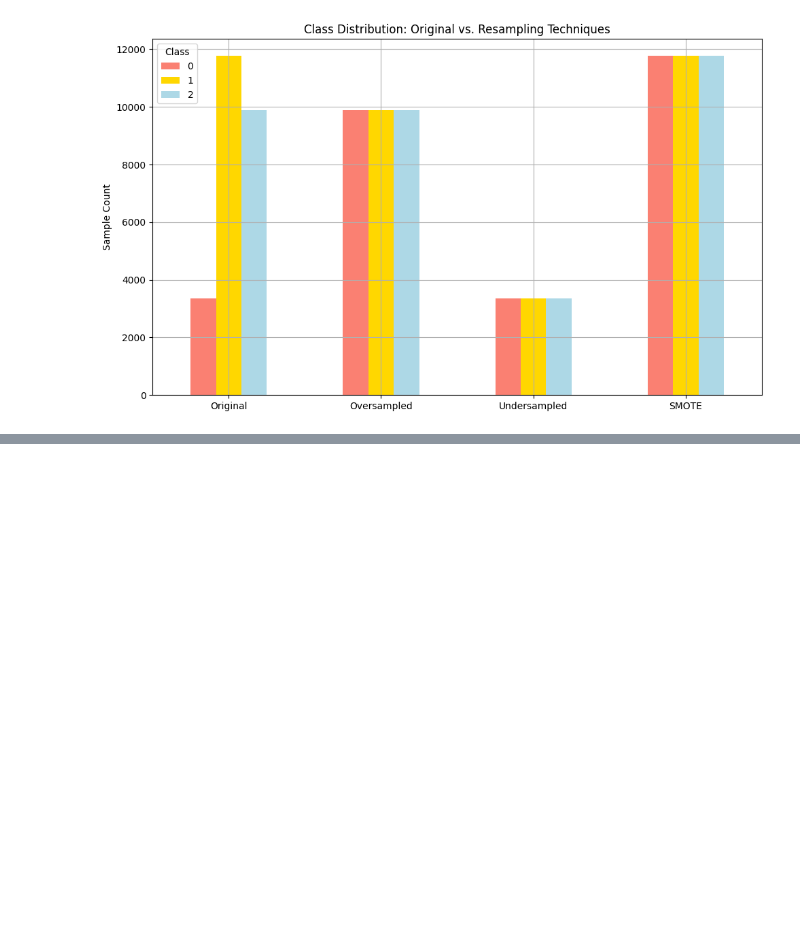
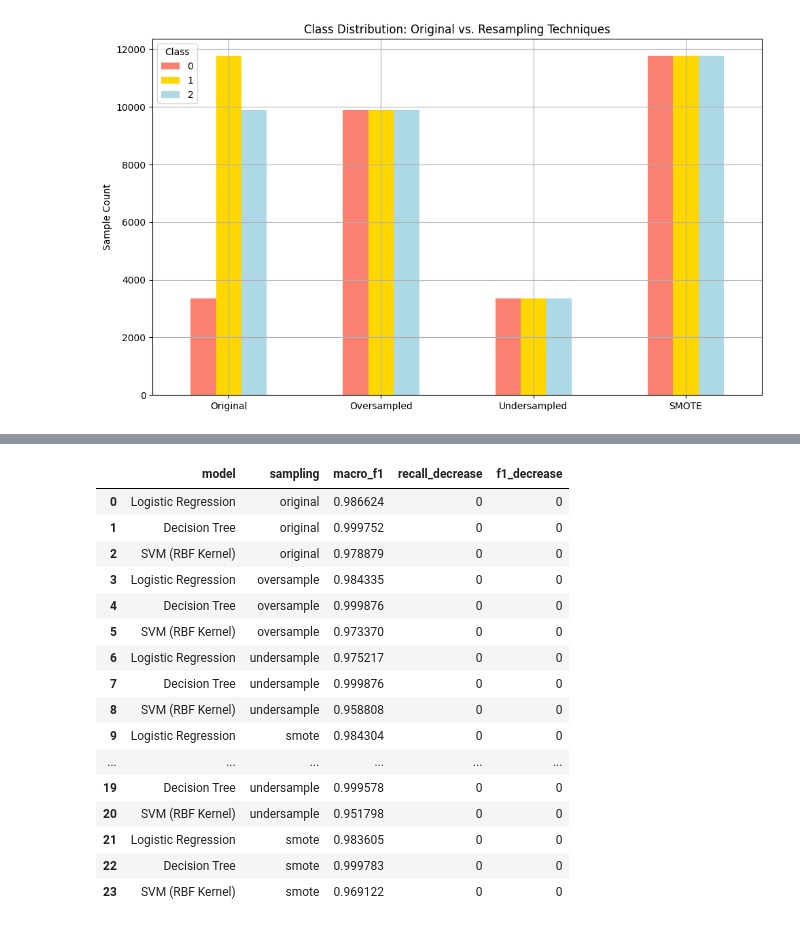
Before and after one commit to AdityaUnal/CreditStore, a Jupyter notebook: classification.ipynb, the cells around one changed output, grey strips where cells are left out. Drawn from its saved outputs; the diff is of its cells as text; code cells hidden in the pictures; blank space fills up the shorter version.

```diff
--- a/classification.ipynb
+++ b/classification.ipynb
@@ -258,0 +286,13 @@ plt.show()
+# %%
+sampling_methods = {
+    'original': None,
+    'oversample': RandomOverSampler(random_state=42),
+    'undersample': RandomUnderSampler(random_state=42),
+    'smote': SMOTE(random_state=42)
+}
+
+models = {
+    "Logistic Regression": LogisticRegression(max_iter=1000),
+    "Decision Tree": DecisionTreeClassifier(max_depth=5, random_state=42),
+    "SVM (RBF Kernel)": SVC()
+}
@@ -258,0 +324,10 @@ plt.show()
+# %%
+results = []
+X = df.drop(columns='label_encoded')
+y = df['label_encoded']
+
+for sampler_name, sampler in sampling_methods.items():
+    for model_name, model in models.items():
+        scale = model_name in ['Logistic Regression', 'SVM (RBF Kernel)']
+        result = run_cv(X, y, model_name, model, sampler_name, sampler, scale=scale, k=5)
+        results.append(result)
@@ -258,0 +368,10 @@ plt.show()
+# %%
+X = df_yeo.drop(columns='label_encoded')
+y = df_yeo['label_encoded']
+# %%
+
+for sampler_name, sampler in sampling_methods.items():
+    for model_name, model in models.items():
+        scale = model_name in ['Logistic Regression', 'SVM (RBF Kernel)']
+        result = run_cv(X, y, model_name, model, sampler_name, sampler, scale=scale, k=5)
+        results.append(result)
@@ -258,0 +396,20 @@ plt.show()
+# %%
+pd.DataFrame(results).sort_values(by='f1_decrease', ascending=False)
+# %% [output]
+|  | model | sampling | macro_f1 | recall_decrease | f1_decrease |
+| 0 | Logistic Regression | original | 0.986624 | 0 | 0 |
+| 1 | Decision Tree | original | 0.999752 | 0 | 0 |
+| 2 | SVM (RBF Kernel) | original | 0.978879 | 0 | 0 |
+| 3 | Logistic Regression | oversample | 0.984335 | 0 | 0 |
+| 4 | Decision Tree | oversample | 0.999876 | 0 | 0 |
+| 5 | SVM (RBF Kernel) | oversample | 0.973370 | 0 | 0 |
+| 6 | Logistic Regression | undersample | 0.975217 | 0 | 0 |
+| 7 | Decision Tree | undersample | 0.999876 | 0 | 0 |
+| 8 | SVM (RBF Kernel) | undersample | 0.958808 | 0 | 0 |
+| 9 | Logistic Regression | smote | 0.984304 | 0 | 0 |
+| ... | ... | ... | ... | ... | ... |
+| 19 | Decision Tree | undersample | 0.999578 | 0 | 0 |
+| 20 | SVM (RBF Kernel) | undersample | 0.951798 | 0 | 0 |
+| 21 | Logistic Regression | smote | 0.983605 | 0 | 0 |
+| 22 | Decision Tree | smote | 0.999783 | 0 | 0 |
+| 23 | SVM (RBF Kernel) | smote | 0.969122 | 0 | 0 |
```
Also changed, not shown: parts of 11 cells of this notebook.
